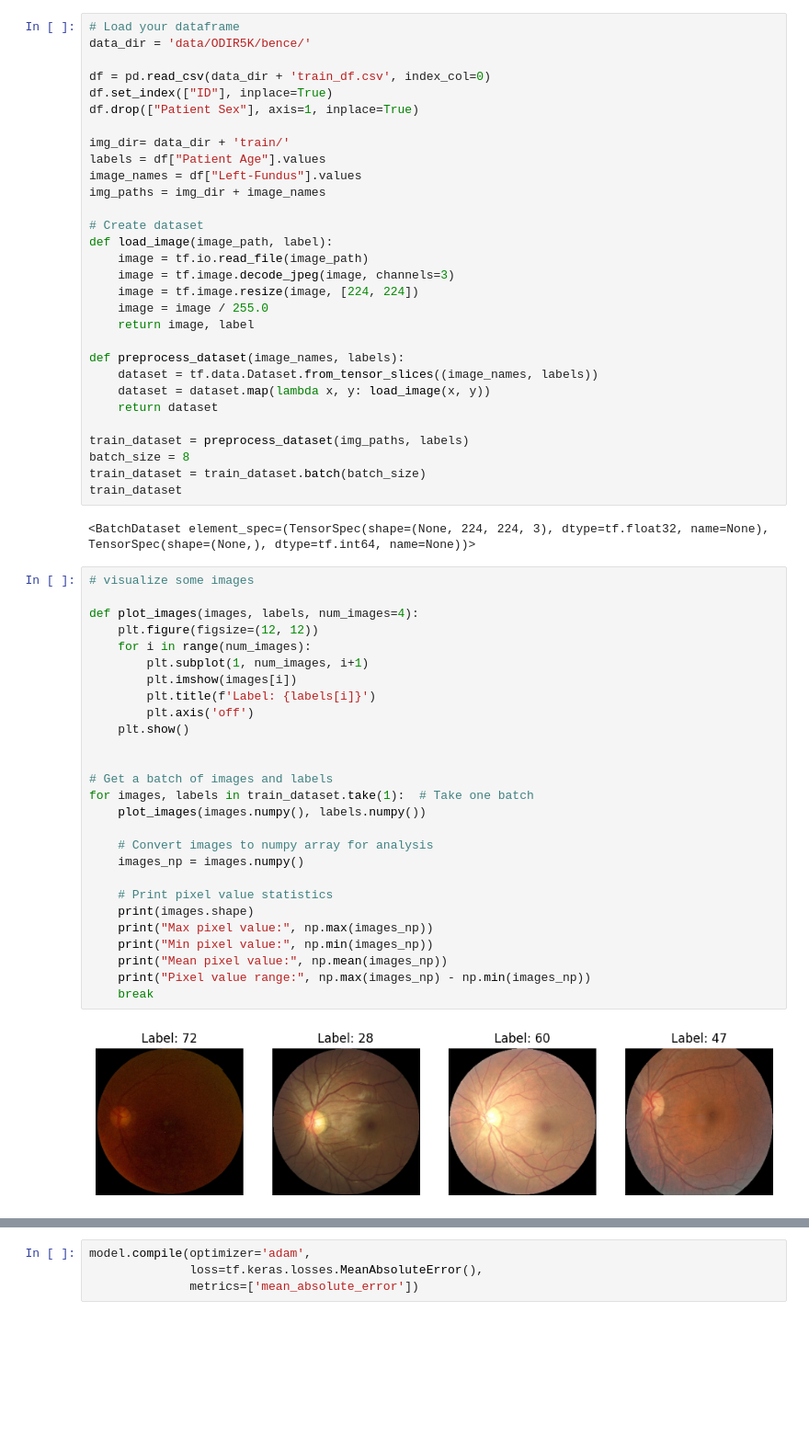
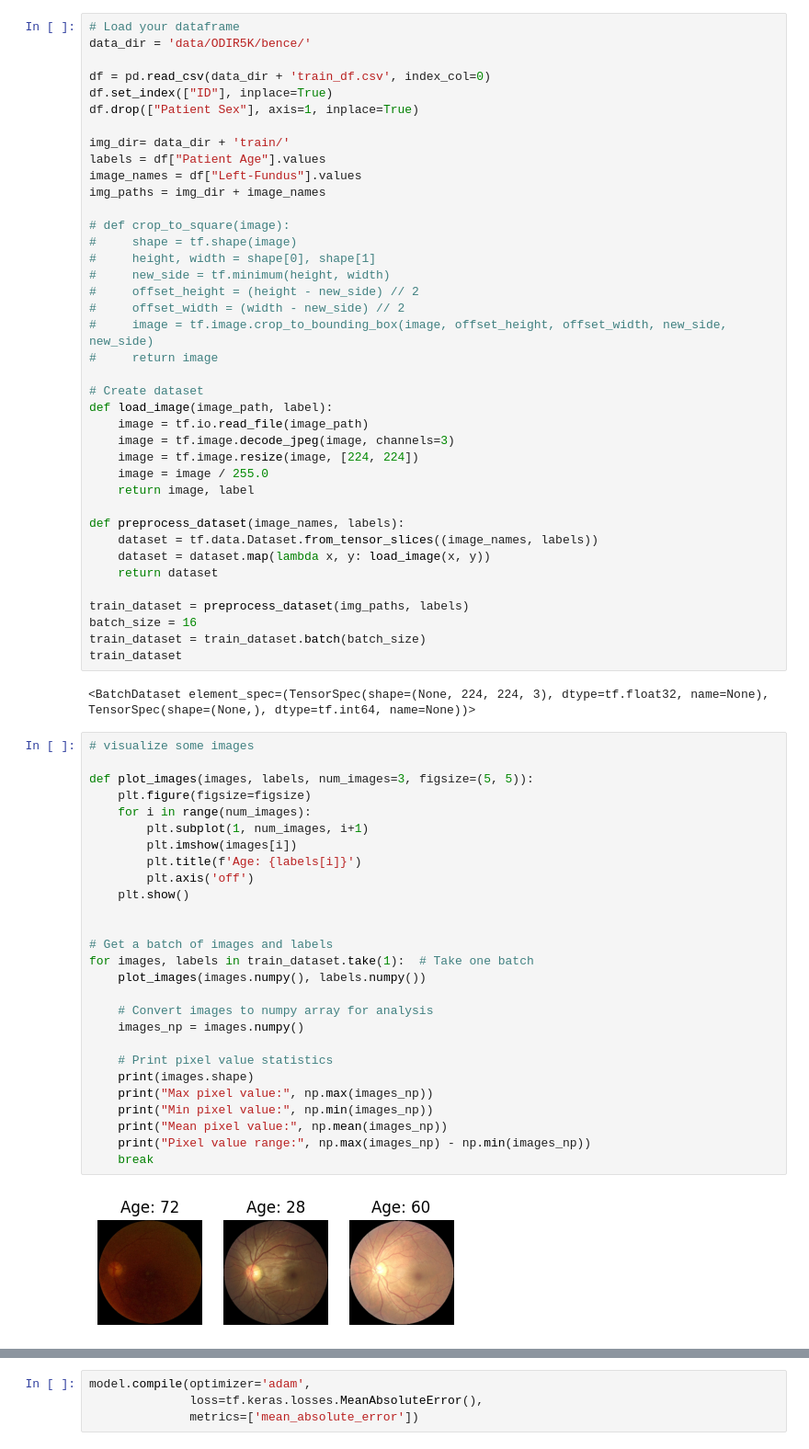
Before and after one commit to Lasulux/RETFound_MAE, a Jupyter notebook: trainingCFP.ipynb, the cells around one changed output, grey strips where cells are left out. Shown at 92% size. Drawn from its saved outputs; the diff is of its cells as text; blank space fills up the shorter version.

```diff
--- a/trainingCFP.ipynb
+++ b/trainingCFP.ipynb
@@ -30,6 +32,15 @@ img_dir= data_dir + 'train/'
 labels = df["Patient Age"].values
 image_names = df["Left-Fundus"].values
 img_paths = img_dir + image_names
+
+# def crop_to_square(image):
+#     shape = tf.shape(image)
+#     height, width = shape[0], shape[1]
+#     new_side = tf.minimum(height, width)
+#     offset_height = (height - new_side) // 2
+#     offset_width = (width - new_side) // 2
+#     image = tf.image.crop_to_bounding_box(image, offset_height, offset_width, new_side, new_side)
+#     return image
 
 # Create dataset
 def load_image(image_path, label):
@@ -45,7 +56,7 @@ def preprocess_dataset(image_names, labels):
     return dataset
 
 train_dataset = preprocess_dataset(img_paths, labels)
-batch_size = 8
+batch_size = 16
 train_dataset = train_dataset.batch(batch_size)
 train_dataset
 # %% [output]
@@ -53,29 +64,29 @@ train_dataset
 # %%
 # visualize some images
 
-def plot_images(images, labels, num_images=4):
-    plt.figure(figsize=(12, 12))
+def plot_images(images, labels, num_images=3, figsize=(5, 5)):
+    plt.figure(figsize=figsize)
     for i in range(num_images):
         plt.subplot(1, num_images, i+1)
         plt.imshow(images[i])
-        plt.title(f'Label: {labels[i]}')
+        plt.title(f'Age: {labels[i]}')
         plt.axis('off')
     plt.show()
 
 
 # Get a batch of images and labels
 for images, labels in train_dataset.take(1):  # Take one batch
     plot_images(images.numpy(), labels.numpy())
 
     # Convert images to numpy array for analysis
     images_np = images.numpy()
 
     # Print pixel value statistics
     print(images.shape)
     print("Max pixel value:", np.max(images_np))
     print("Min pixel value:", np.min(images_np))
     print("Mean pixel value:", np.mean(images_np))
     print("Pixel value range:", np.max(images_np) - np.min(images_np))
     break
 # %% [output]
-[figure, old version]
+[figure, new version]
```
Also changed, not shown: parts of 25 cells of this notebook, 3 other files.
